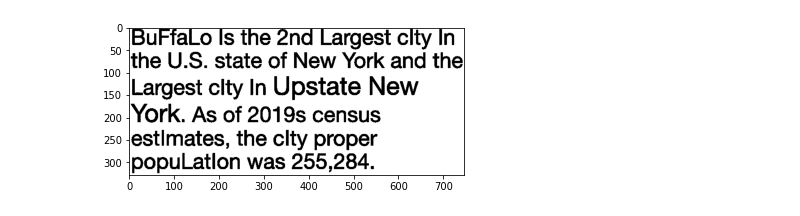
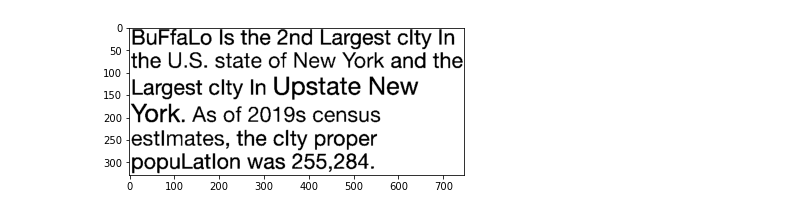
Before and after one commit to vinaykudari/ub, a Jupyter notebook: spring-22/CSE573-CVIP/OCR/notebook.ipynb, the cells around one changed output. Cells and saved outputs as stored; diff of their text form; code cells hidden in the pictures.

```diff
--- a/spring-22/CSE573-CVIP/OCR/notebook.ipynb
+++ b/spring-22/CSE573-CVIP/OCR/notebook.ipynb
@@ -31,7 +31,7 @@ def threshold(image, val=0.0, reverse=False):
 # %%
 # apply Sauvola local adaptive thresholding
 img = cv2.imread('data/test_img.jpg')
-bin_img = threshold(img, np.mean(img)+10)
+bin_img = threshold(img, 100)
 _ = plt.imshow(bin_img, cmap='gray')
 # %% [output]
-[figure, old version]
+[figure, new version]
```
Also changed, not shown: parts of 21 cells of this notebook.
